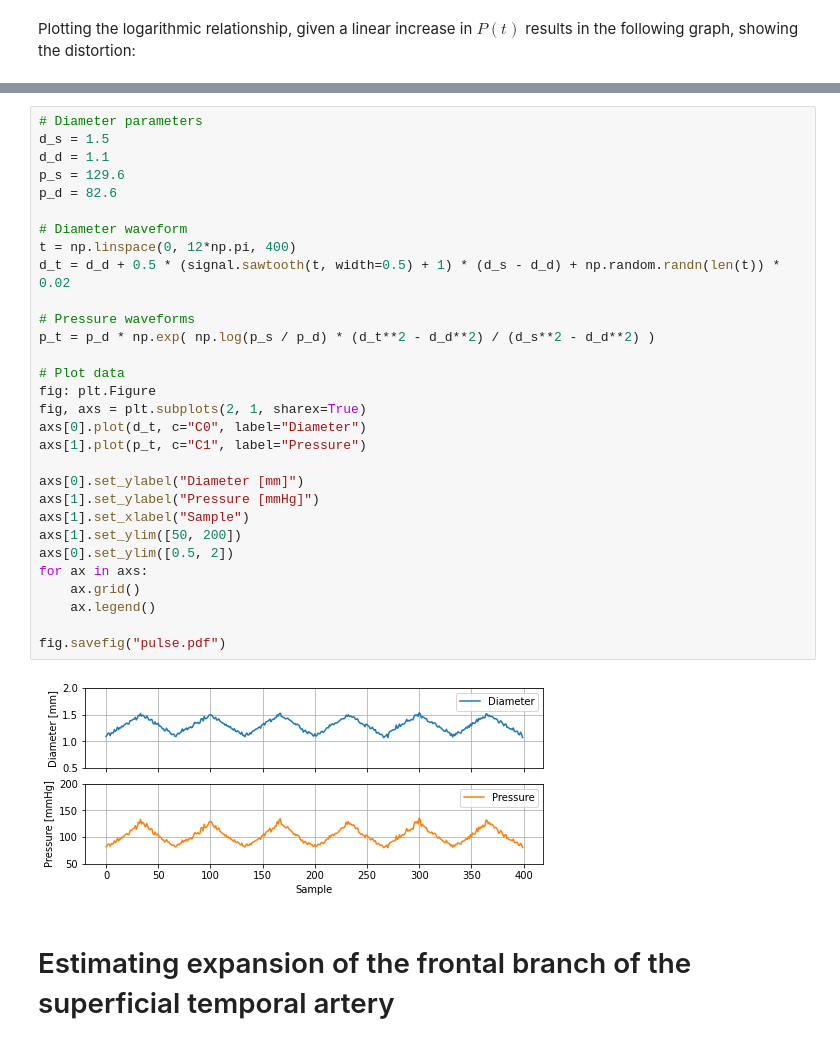
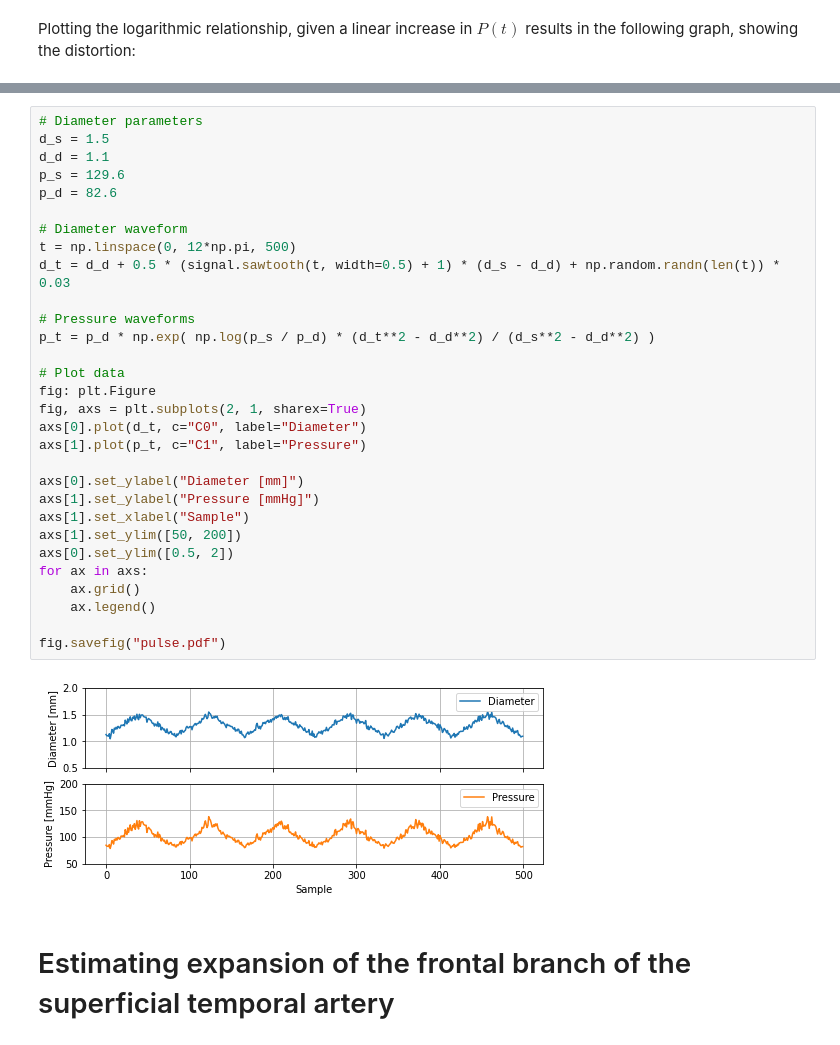
Before and after one commit to Oskari-Tuormaa/BAC, a Jupyter notebook: linearity/linearity.ipynb, the cells around one changed output, grey strips where cells are left out. Cells and saved outputs as stored; diff of their text form.

```diff
--- a/linearity/linearity.ipynb
+++ b/linearity/linearity.ipynb
@@ -56,35 +56,35 @@ plt.savefig("linearity.pdf")
 # %%
 # Diameter parameters
 d_s = 1.5
 d_d = 1.1
 p_s = 129.6
 p_d = 82.6
 
 # Diameter waveform
-t = np.linspace(0, 12*np.pi, 400)
-d_t = d_d + 0.5 * (signal.sawtooth(t, width=0.5) + 1) * (d_s - d_d) + np.random.randn(len(t)) * 0.02
+t = np.linspace(0, 12*np.pi, 500)
+d_t = d_d + 0.5 * (signal.sawtooth(t, width=0.5) + 1) * (d_s - d_d) + np.random.randn(len(t)) * 0.03
 
 # Pressure waveforms
 p_t = p_d * np.exp( np.log(p_s / p_d) * (d_t**2 - d_d**2) / (d_s**2 - d_d**2) )
 
 # Plot data
 fig: plt.Figure
 fig, axs = plt.subplots(2, 1, sharex=True)
 axs[0].plot(d_t, c="C0", label="Diameter")
 axs[1].plot(p_t, c="C1", label="Pressure")
 
 axs[0].set_ylabel("Diameter [mm]")
 axs[1].set_ylabel("Pressure [mmHg]")
 axs[1].set_xlabel("Sample")
 axs[1].set_ylim([50, 200])
 axs[0].set_ylim([0.5, 2])
 for ax in axs:
     ax.grid()
     ax.legend()
 
 fig.savefig("pulse.pdf")
 # %% [output]
-[figure, old version]
+[figure, new version]
 # %% [markdown]
 # Estimating expansion of the frontal branch of the superficial temporal artery
 # %% [markdown]
```
Also changed, not shown: parts of 5 cells of this notebook, 2 other files.
